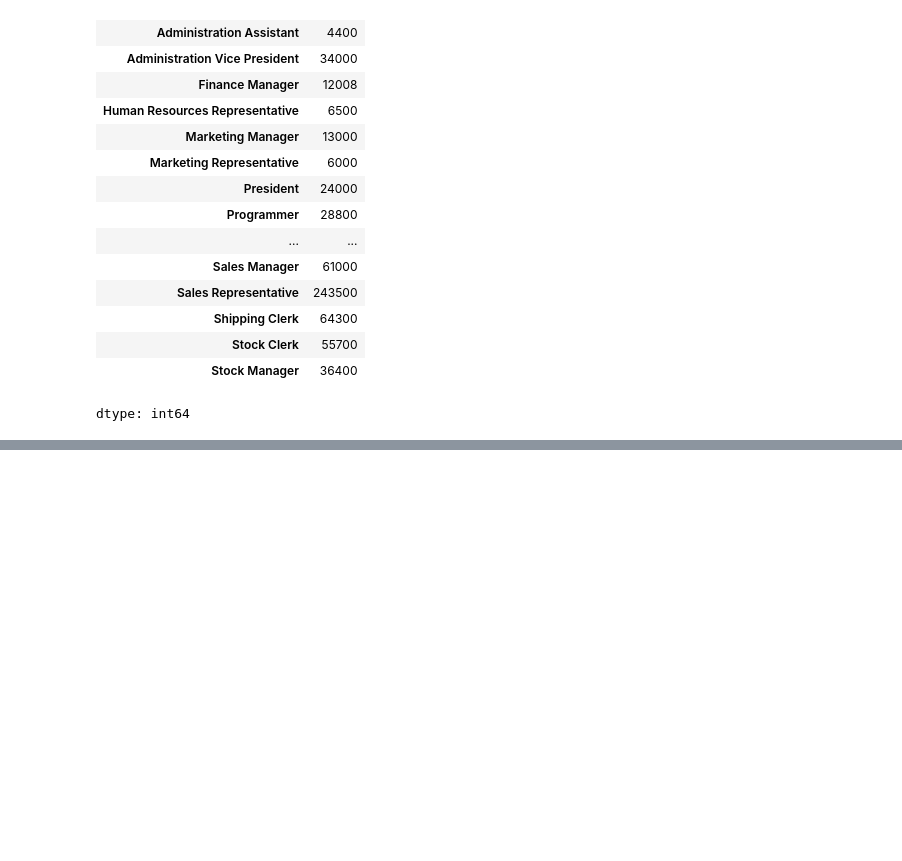
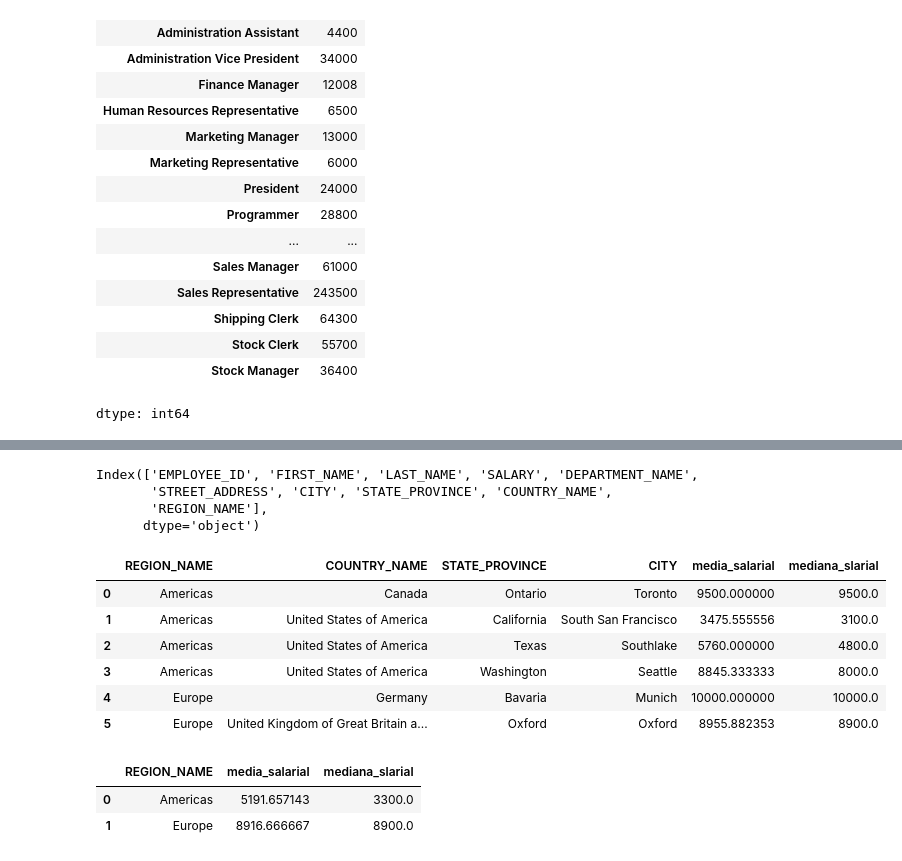
Before and after one commit to Visualizacao-Dados-BI-T3/mod1-projeto-avaliativo, a Jupyter notebook: notebook/projeto_avaliativo.ipynb, the cells around one changed output, grey strips where cells are left out. Cells and saved outputs as stored; diff of their text form; code cells hidden in the pictures; blank space fills up the shorter version.

```diff
--- a/notebook/projeto_avaliativo.ipynb
+++ b/notebook/projeto_avaliativo.ipynb
@@ -529,0 +577,29 @@ dtype: int64
+# %%
+df2.columns
+# %% [output]
+Index(['EMPLOYEE_ID', 'FIRST_NAME', 'LAST_NAME', 'SALARY', 'DEPARTMENT_NAME',
+       'STREET_ADDRESS', 'CITY', 'STATE_PROVINCE', 'COUNTRY_NAME',
+       'REGION_NAME'],
+      dtype='object')
+# %%
+df2.groupby(["REGION_NAME", "COUNTRY_NAME", "STATE_PROVINCE", "CITY"]).agg(
+    media_salarial = ("SALARY", "mean"),
+  mediana_slarial = ("SALARY", "median")
+).reset_index()
+# %% [output]
+|  | REGION_NAME | COUNTRY_NAME | STATE_PROVINCE | CITY | media_salarial | mediana_slarial |
+| 0 | Americas | Canada | Ontario | Toronto | 9500.000000 | 9500.0 |
+| 1 | Americas | United States of America | California | South San Francisco | 3475.555556 | 3100.0 |
+| 2 | Americas | United States of America | Texas | Southlake | 5760.000000 | 4800.0 |
+| 3 | Americas | United States of America | Washington | Seattle | 8845.333333 | 8000.0 |
+| 4 | Europe | Germany | Bavaria | Munich | 10000.000000 | 10000.0 |
+| 5 | Europe | United Kingdom of Great Britain a... | Oxford | Oxford | 8955.882353 | 8900.0 |
+# %%
+df2.groupby("REGION_NAME").agg(
+    media_salarial = ("SALARY", "mean"),
+  mediana_slarial = ("SALARY", "median")
+).reset_index()
+# %% [output]
+|  | REGION_NAME | media_salarial | mediana_slarial |
+| 0 | Americas | 5191.657143 | 3300.0 |
+| 1 | Europe | 8916.666667 | 8900.0 |
```
Also changed, not shown: parts of 6 cells of this notebook.
